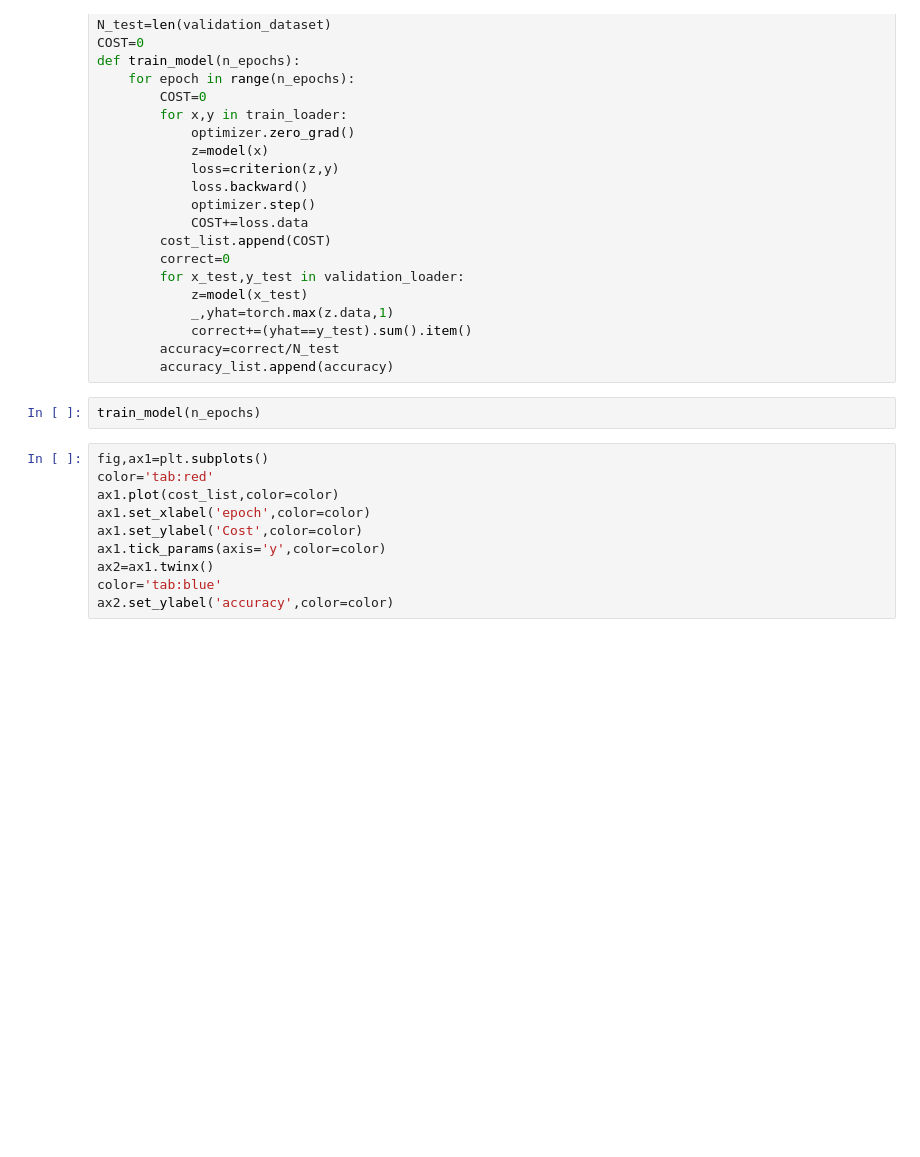
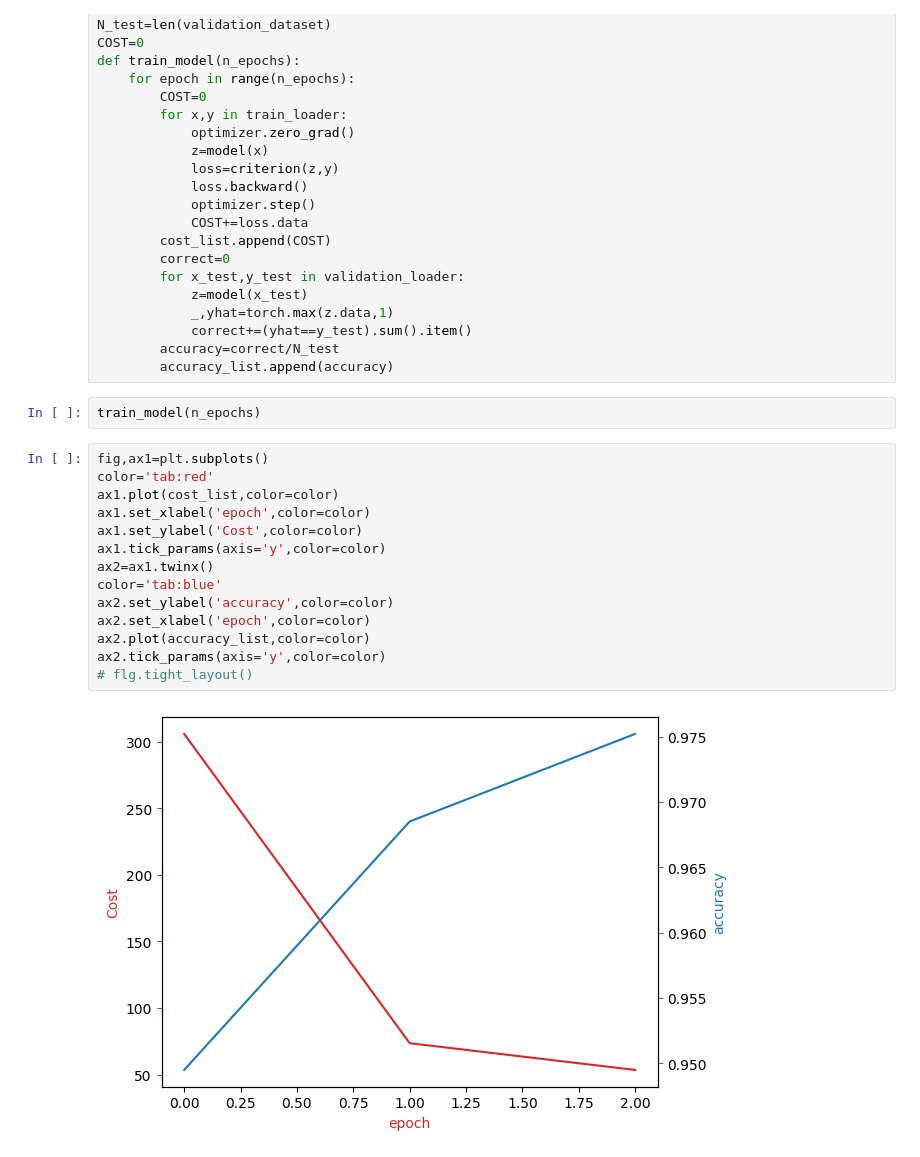
Before and after one commit to Afssal/pytorch, a Jupyter notebook: Digit_classification.ipynb, the cells around one changed output. Saved outputs shown, nothing was run; the diff lists cells and outputs as text; blank space fills up the shorter version.

```diff
--- a/Digit_classification.ipynb
+++ b/Digit_classification.ipynb
@@ -124,10 +124,16 @@ train_model(n_epochs)
 # %%
 fig,ax1=plt.subplots()
 color='tab:red'
 ax1.plot(cost_list,color=color)
 ax1.set_xlabel('epoch',color=color)
 ax1.set_ylabel('Cost',color=color)
 ax1.tick_params(axis='y',color=color)
 ax2=ax1.twinx()
 color='tab:blue'
 ax2.set_ylabel('accuracy',color=color)
+ax2.set_xlabel('epoch',color=color)
+ax2.plot(accuracy_list,color=color)
+ax2.tick_params(axis='y',color=color)
+# flg.tight_layout()
+# %% [output]
+[figure, added]
```
